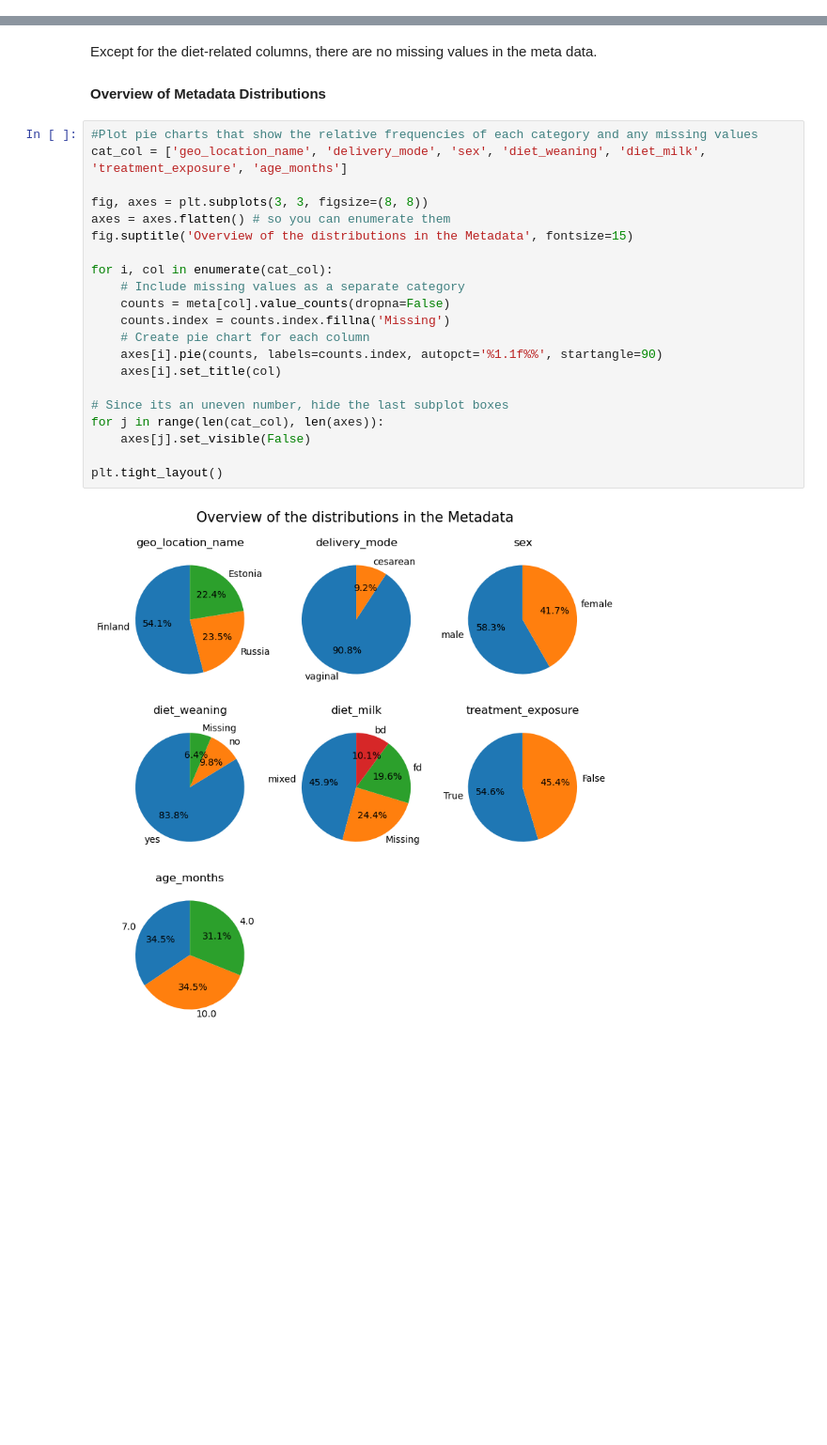
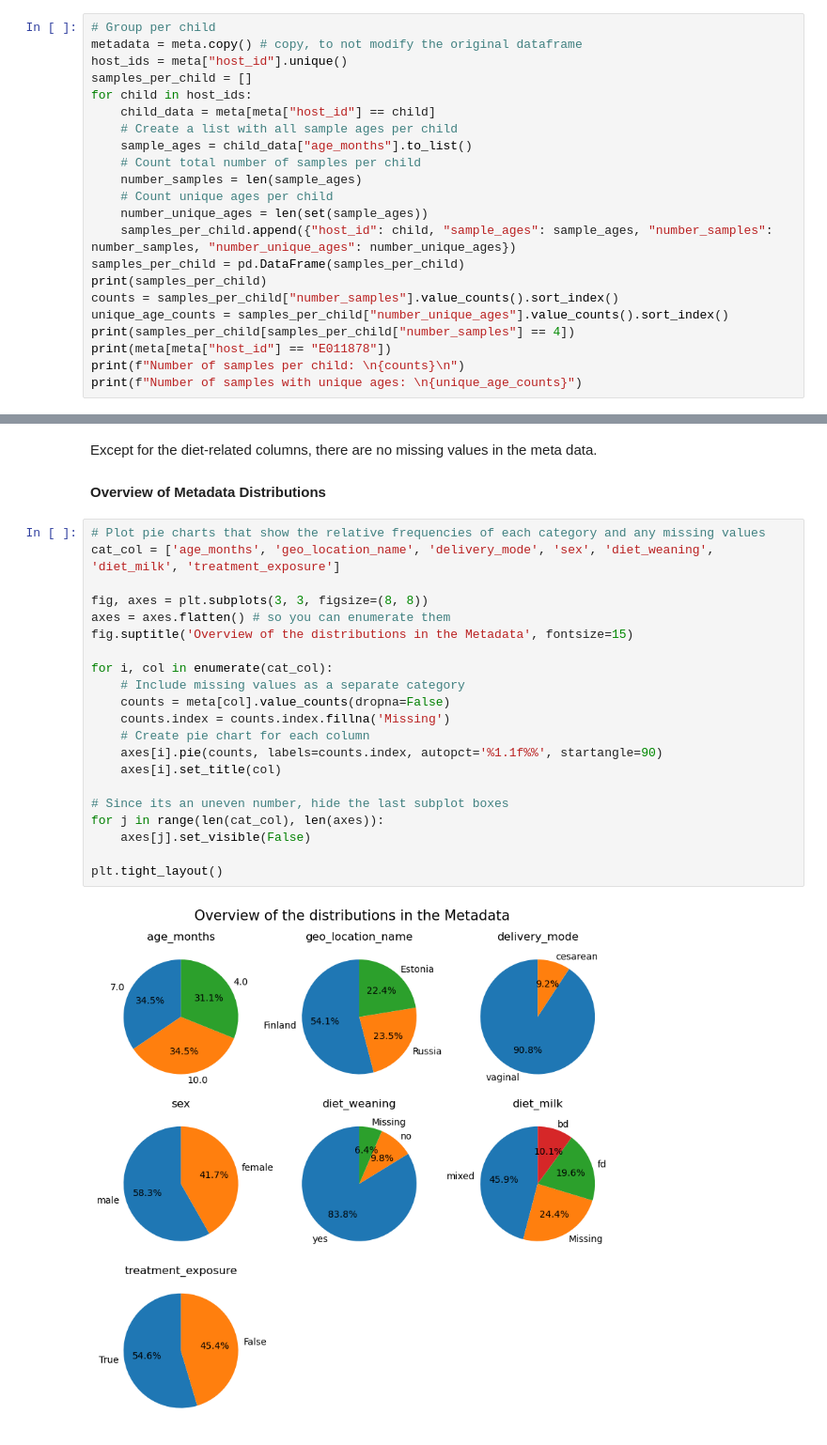
Before and after one commit to MasjaHoogendoorn/MicrobiomeAnalysis_TummyTribe, a Jupyter notebook: scripts/1_data_import_and_overview.ipynb, the cells around one changed output, grey strips where cells are left out. Shown at 94% size. Drawn from its saved outputs; the diff is of its cells as text; blank space fills up the shorter version.

```diff
--- a/scripts/1_data_import_and_overview.ipynb
+++ b/scripts/1_data_import_and_overview.ipynb
@@ -76,0 +97,22 @@ Metadata has 357 rows and 9 comlumns.
+# %%
+# Group per child
+metadata = meta.copy() # copy, to not modify the original dataframe
+host_ids = meta["host_id"].unique()
+samples_per_child = []
+for child in host_ids:
+    child_data = meta[meta["host_id"] == child]
+    # Create a list with all sample ages per child
+    sample_ages = child_data["age_months"].to_list()
+    # Count total number of samples per child
+    number_samples = len(sample_ages)
+    # Count unique ages per child
+    number_unique_ages = len(set(sample_ages))
+    samples_per_child.append({"host_id": child, "sample_ages": sample_ages, "number_samples": number_samples, "number_unique_ages": number_unique_ages})
+samples_per_child = pd.DataFrame(samples_per_child)
+print(samples_per_child)
+counts = samples_per_child["number_samples"].value_counts().sort_index()
+unique_age_counts = samples_per_child["number_unique_ages"].value_counts().sort_index()
+print(samples_per_child[samples_per_child["number_samples"] == 4])
+print(meta[meta["host_id"] == "E011878"])
+print(f"Number of samples per child: \n{counts}\n")
+print(f"Number of samples with unique ages: \n{unique_age_counts}")
@@ -97,25 +160,25 @@ treatment_exposure      0         0.0
 Except for the diet-related columns, there are no missing values in the meta data.
 #### Overview of Metadata Distributions
 # %%
-#Plot pie charts that show the relative frequencies of each category and any missing values
-cat_col = ['geo_location_name', 'delivery_mode', 'sex', 'diet_weaning', 'diet_milk', 'treatment_exposure', 'age_months']
+# Plot pie charts that show the relative frequencies of each category and any missing values
+cat_col = ['age_months', 'geo_location_name', 'delivery_mode', 'sex', 'diet_weaning', 'diet_milk', 'treatment_exposure']
 
 fig, axes = plt.subplots(3, 3, figsize=(8, 8))
 axes = axes.flatten() # so you can enumerate them
 fig.suptitle('Overview of the distributions in the Metadata', fontsize=15)
 
 for i, col in enumerate(cat_col):
     # Include missing values as a separate category
     counts = meta[col].value_counts(dropna=False)
     counts.index = counts.index.fillna('Missing')
     # Create pie chart for each column
     axes[i].pie(counts, labels=counts.index, autopct='%1.1f%%', startangle=90)
     axes[i].set_title(col)
 
 # Since its an uneven number, hide the last subplot boxes
 for j in range(len(cat_col), len(axes)):
     axes[j].set_visible(False)
 
 plt.tight_layout()
 # %% [output]
-[figure, old version]
+[figure, new version]
```
Also changed, not shown: parts of 28 cells of this notebook, 3 other files.
